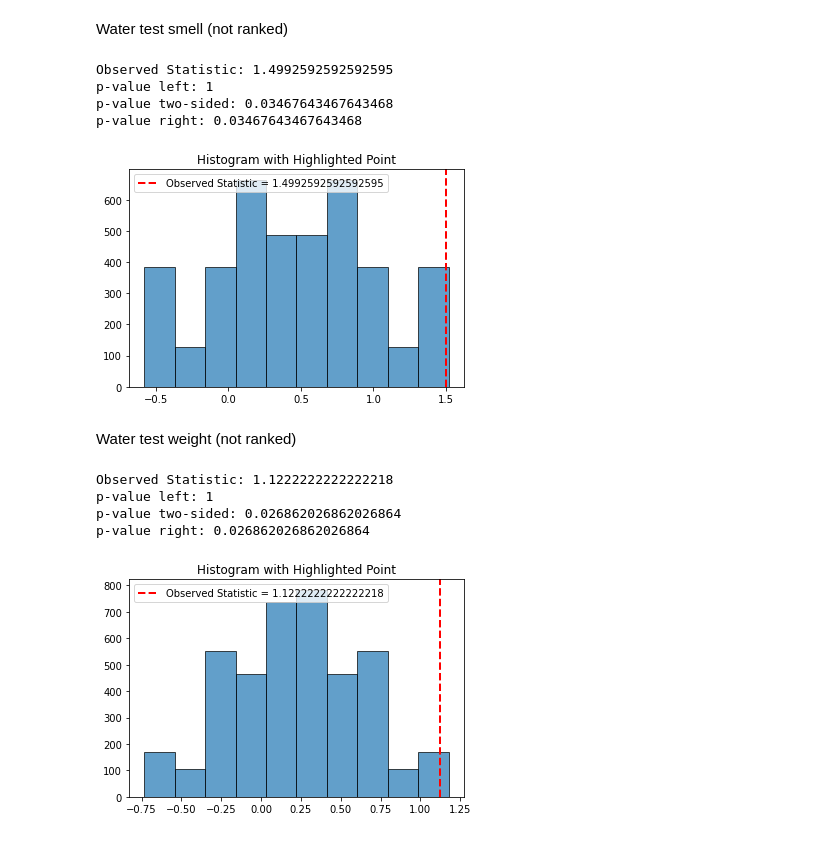
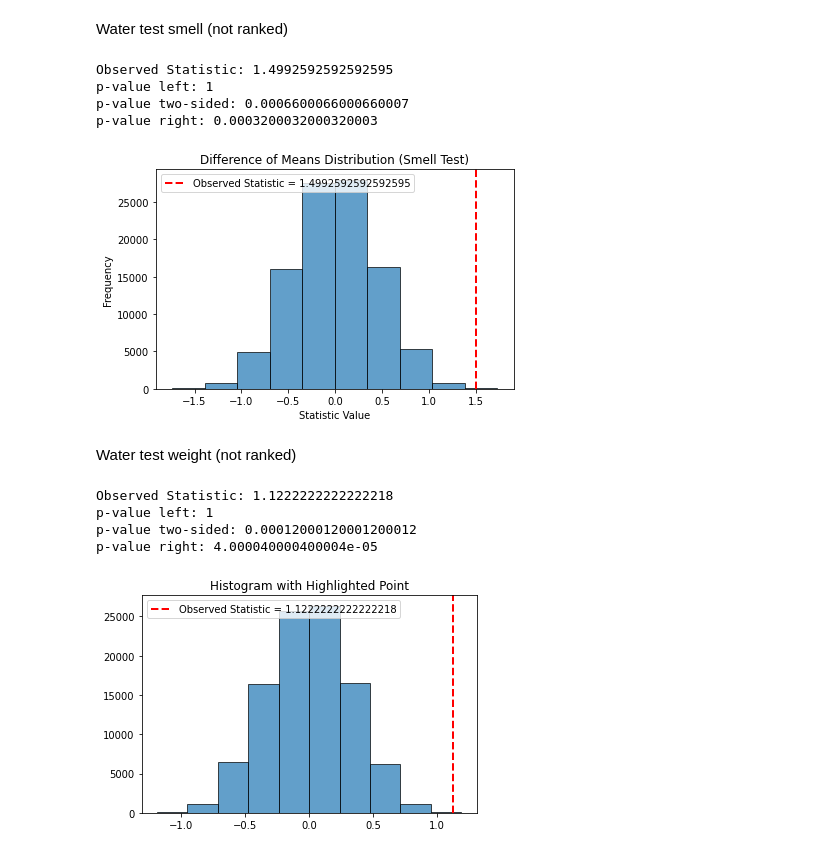
Before and after one commit to eschubert1/stat604project3, a Jupyter notebook: permutation_notebook.ipynb, the cells around one changed output. Saved outputs shown, nothing was run; the diff lists cells and outputs as text; code cells hidden in the pictures.

```diff
--- a/permutation_notebook.ipynb
+++ b/permutation_notebook.ipynb
@@ -213,35 +121,40 @@ Water test smell (not ranked)
 # %%
 A = {"T1", "T2"}
 B = {"T3", "T4"}
 treatment = {"T1", "T3"}
 
 
 metric = "Average Score"
 agg_fn = "mean"
 
-perm_data, p_left, p_two, p_right, obs_stat = perm_test(exp12_data, A, B, treatment, metric, agg_fn)
+# perm_data, p_left, p_two, p_right, obs_stat = perm_test(exp12_data, A, B, treatment, metric, agg_fn)
+perm_data, p_left, p_two, p_right, obs_stat = perm_test_rand(exp12_data, A, B, treatment, metric, agg_fn, n_perm=100_000, seed=17)
 
 print(f"Observed Statistic: {obs_stat}")
 print(f"p-value left: {p_left}")
 print(f"p-value two-sided: {p_two}")
 print(f"p-value right: {p_right}")
 
 
 plt.hist(perm_data['diff'], bins=10, edgecolor='black', alpha=0.7)
 plt.axvline(obs_stat, color='red', linestyle='--', linewidth=2, label=f'Observed Statistic = {obs_stat}')
 
-# plt.xlabel('Value')
-# plt.ylabel('Frequency')
-plt.title('Histogram with Highlighted Point')
+plt.xlabel('Statistic Value')
+plt.ylabel('Frequency')
+plt.title('Difference of Means Distribution (Smell Test)')
 plt.legend()
 
+
+# save figure
+plt.tight_layout()
+plt.savefig("figures/diff_of_means_hist_water.png", dpi=300)  # choose path and name
 plt.show()
 # %% [output]
 Observed Statistic: 1.4992592592592595
 p-value left: 1
-p-value two-sided: 0.03467643467643468
-p-value right: 0.03467643467643468
+p-value two-sided: 0.0006600066000660007
+p-value right: 0.0003200032000320003
-[figure, old version]
+[figure, new version]
 # %% [markdown]
 Water test weight (not ranked)
 # %%
@@ -253,7 +166,8 @@ treatment = {"T1", "T3"}
 metric = "Weight Delta"
 agg_fn = "mean"
 
-perm_data, p_left, p_two, p_right, obs_stat = perm_test(exp12_data, A, B, treatment, metric, agg_fn)
+# perm_data, p_left, p_two, p_right, obs_stat = perm_test(exp12_data, A, B, treatment, metric, agg_fn)
+perm_data, p_left, p_two, p_right, obs_stat = perm_test_rand(exp12_data, A, B, treatment, metric, agg_fn, n_perm=100_000, seed=17)
 
 print(f"Observed Statistic: {obs_stat}")
 print(f"p-value left: {p_left}")
@@ -273,6 +187,6 @@ plt.show()
 # %% [output]
 Observed Statistic: 1.1222222222222218
 p-value left: 1
-p-value two-sided: 0.026862026862026864
-p-value right: 0.026862026862026864
+p-value two-sided: 0.00012000120001200012
+p-value right: 4.000040000400004e-05
-[figure, old version]
+[figure, new version]
```
Also changed, not shown: parts of 15 cells of this notebook, 4 other files.
